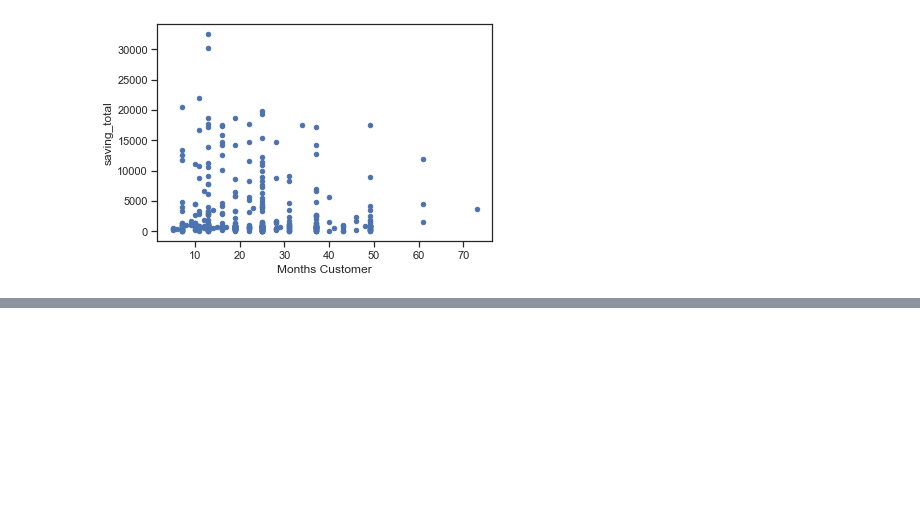
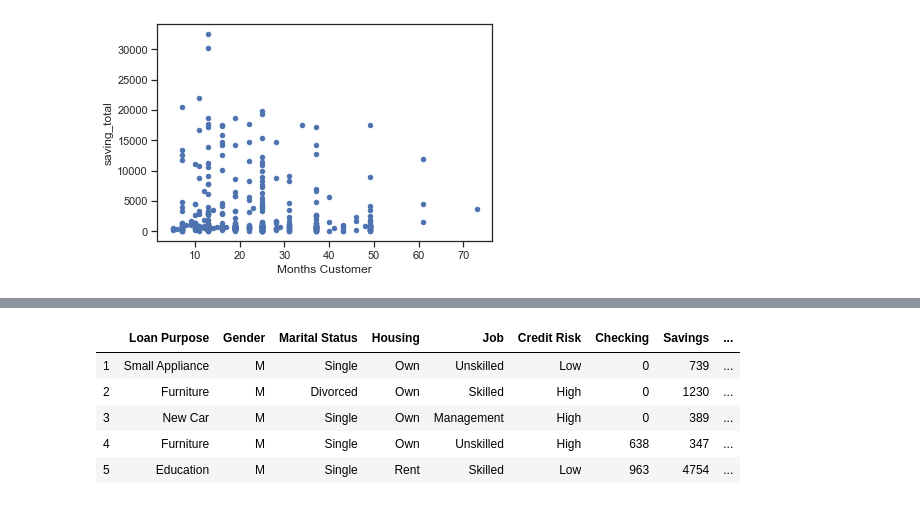
Before and after one commit to saanghyuk/deep_learning_2019_fall, a Jupyter notebook: MarketingResearch/MR_1st.ipynb, the cells around one changed output, grey strips where cells are left out. Drawn from its saved outputs; the diff is of its cells as text; code cells hidden in the pictures; blank space fills up the shorter version.

```diff
--- a/MarketingResearch/MR_1st.ipynb
+++ b/MarketingResearch/MR_1st.ipynb
@@ -438,0 +420,9 @@ df2.plot.scatter(x='Months Customer', y='saving_total')
+# %%
+df2.head()
+# %% [output]
+|  | Loan Purpose | Gender | Marital Status | Housing | Job | Credit Risk | Checking | Savings | ... |
+| 1 | Small Appliance | M | Single | Own | Unskilled | Low | 0 | 739 | ... |
+| 2 | Furniture | M | Divorced | Own | Skilled | High | 0 | 1230 | ... |
+| 3 | New Car | M | Single | Own | Management | High | 0 | 389 | ... |
+| 4 | Furniture | M | Single | Own | Unskilled | High | 638 | 347 | ... |
+| 5 | Education | M | Single | Rent | Skilled | Low | 963 | 4754 | ... |
```
Also changed, not shown: parts of 25 cells of this notebook.
